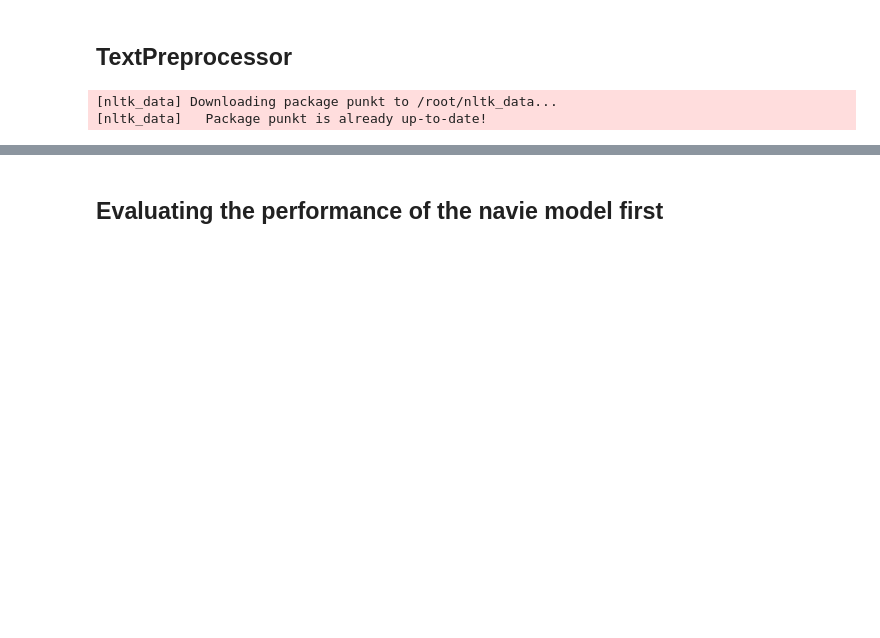
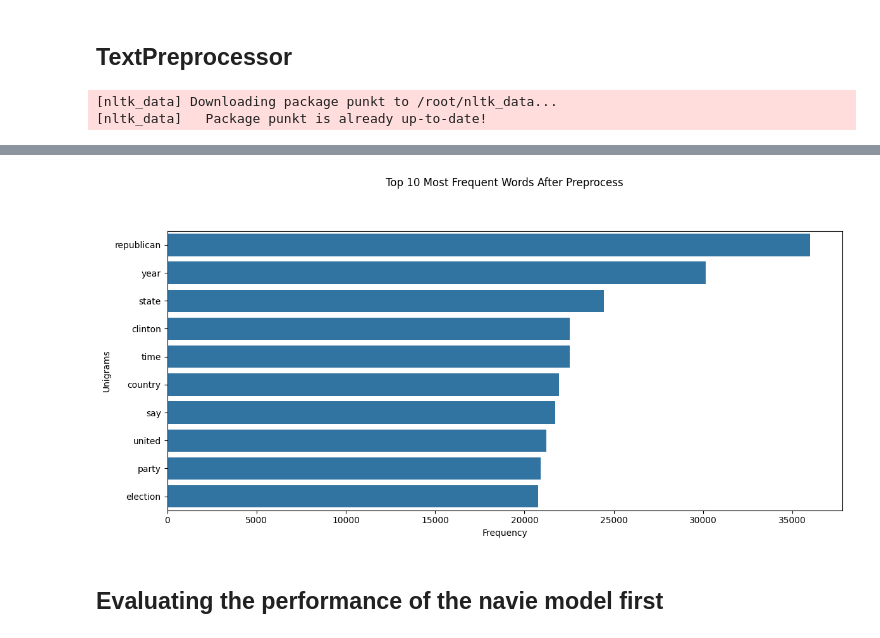
Before and after one commit to regmi-keshav/misinfo-detector, a Jupyter notebook: notebooks/modeling.ipynb, the cells around one changed output, grey strips where cells are left out. Cells and saved outputs as stored; diff of their text form; code cells hidden in the pictures; blank space fills up the shorter version.

```diff
--- a/notebooks/modeling.ipynb
+++ b/notebooks/modeling.ipynb
@@ -153,3 +211,14 @@ data_news['text_cleaned'] = TextPreprocessor().fit_transform(data_news['text'])
+# %%
+preprocess_count = pd.DataFrame(get_top_n_words(data_news['text_cleaned'], 10))
+# %%
+plot_top_words(
+    preprocess_count,
+    title='Top 10 Most Frequent Words After Preprocess\n\n\n',
+    x_label='Frequency',
+    y_label='Unigrams',
+)
+# %% [output]
+[figure, added]
 # %% [markdown]
 ## Evaluating the performance of the navie model first
 # %%
```
Also changed, not shown: parts of 32 cells of this notebook, 4 other files.
